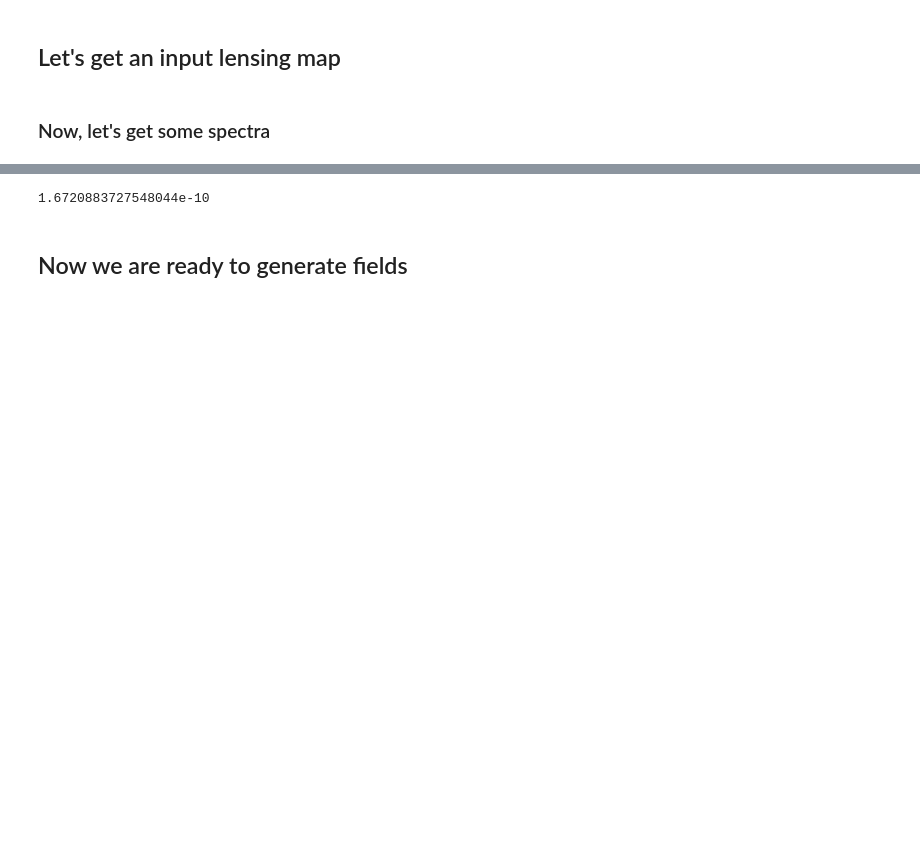
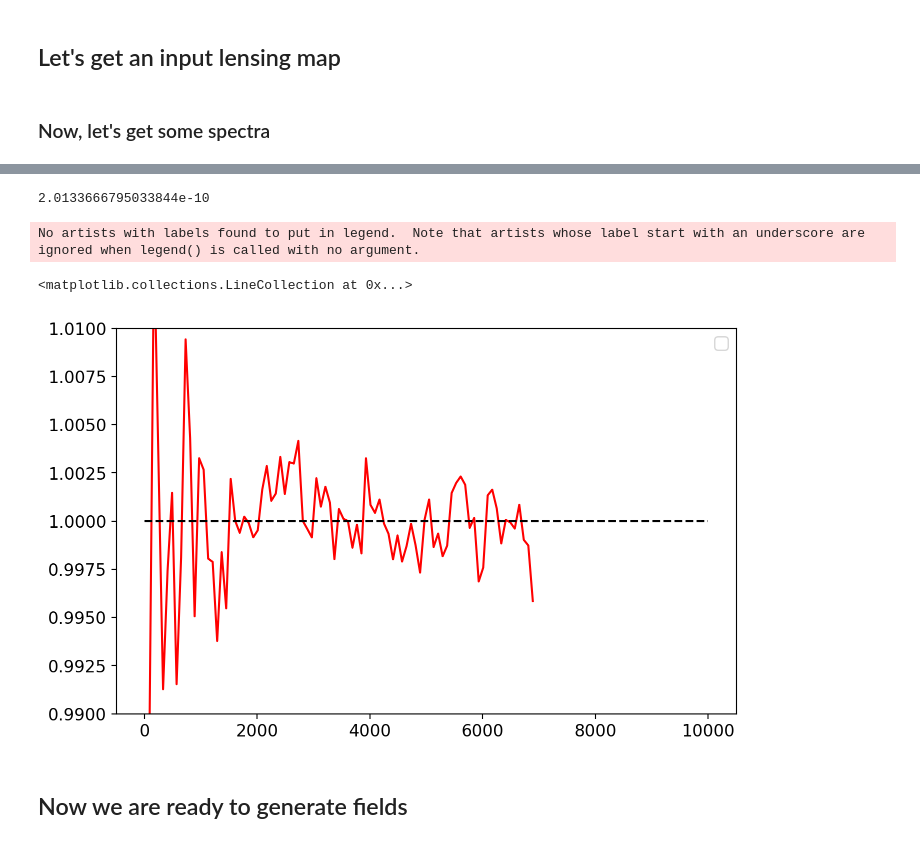
Before and after one commit to Saladino93/fieldgen, a Jupyter notebook: notebooks/example.ipynb, the cells around one changed output, grey strips where cells are left out. Drawn from its saved outputs; the diff is of its cells as text; code cells hidden in the pictures; blank space fills up the shorter version.

```diff
--- a/notebooks/example.ipynb
+++ b/notebooks/example.ipynb
@@ -168,19 +315,4 @@ Getter(0, 0).size
 # %%
-nside_gen = nside
-
-direc_phi = pathlib.Path("/home/users/d/darwish/scratch/signal_sims/")
-name_phi = f"fullskyPhi_alm_{seed:05}.fits"
-
-#for some reaons pxlensing giving weird results, so do by hand
-philm = hp.read_alm(direc_phi/name_phi).astype(np.complex128)
-lmax = hp.Alm.getlmax(philm.size)
-lphi = np.arange(lmax + 1)
-factor = lphi*(lphi + 1)/(2)
-klm = hp.almxfl(philm, factor)
-#kappa = shts.alm2map(klm.copy().astype(np.complex128), nside = nside_gen)
-
-
-
 def alm_copy_full(alm:np.ndarray, mmaxin:int or None, lmaxout:int, mmaxout:int):
     """Copies the healpy alm array, with the option to change its lmax
 
@@ -225,7 +357,8 @@ lphi = np.arange(lmax + 1)
 factor = lphi*(lphi + 1)/(2)
 klm = hp.almxfl(philm, factor)
 
-kk_full = Getter(fixed_index, fixed_index).copy()
+kk_full = clkkofficial[:Getter(fixed_index, fixed_index).size]  #Getter(fixed_index, fixed_index).copy()
+np.random.seed(seed)
 klm_other = hp.synalm(kk_full)
 filter = np.ones(kk_full.size)
 filter[:lmax+1] = 0
@@ -242,7 +375,21 @@ kappa = shts.alm2map(klm_full.copy(), nside = nside_gen)
 mean_kappa = logutils.get_mean_from_map(kappa) #note mean calc at nside_gen
 mean_kappa
 # %% [output]
-1.6720883727548044e-10
+2.0133666795033844e-10
+# %%
+bin_edges = np.arange(50, 7000, 80)
+theory = clkk_official #Getter(Nfields-1, Nfields-1)
+centst, dt = fgutils.simple_binning(theory, bin_edges)
+
+cents, a = fgutils.simple_binning(hp.alm2cl(klm_full), bin_edges)
+plt.plot(cents, a/dt, color = "r")
+plt.legend()
+plt.ylim(0.99, 1.01)
+plt.hlines(1, 0, 10000, color = "k", linestyle = "--")
+# %% [output]
+No artists with labels found to put in legend.  Note that artists whose label start with an underscore are ignored when legend() is called with no argument.
+<matplotlib.collections.LineCollection at 0x...>
+[figure, added]
 # %% [markdown]
 ## Now we are ready to generate fields
 # %%
```
Also changed, not shown: parts of 48 cells of this notebook, 4 other files.
